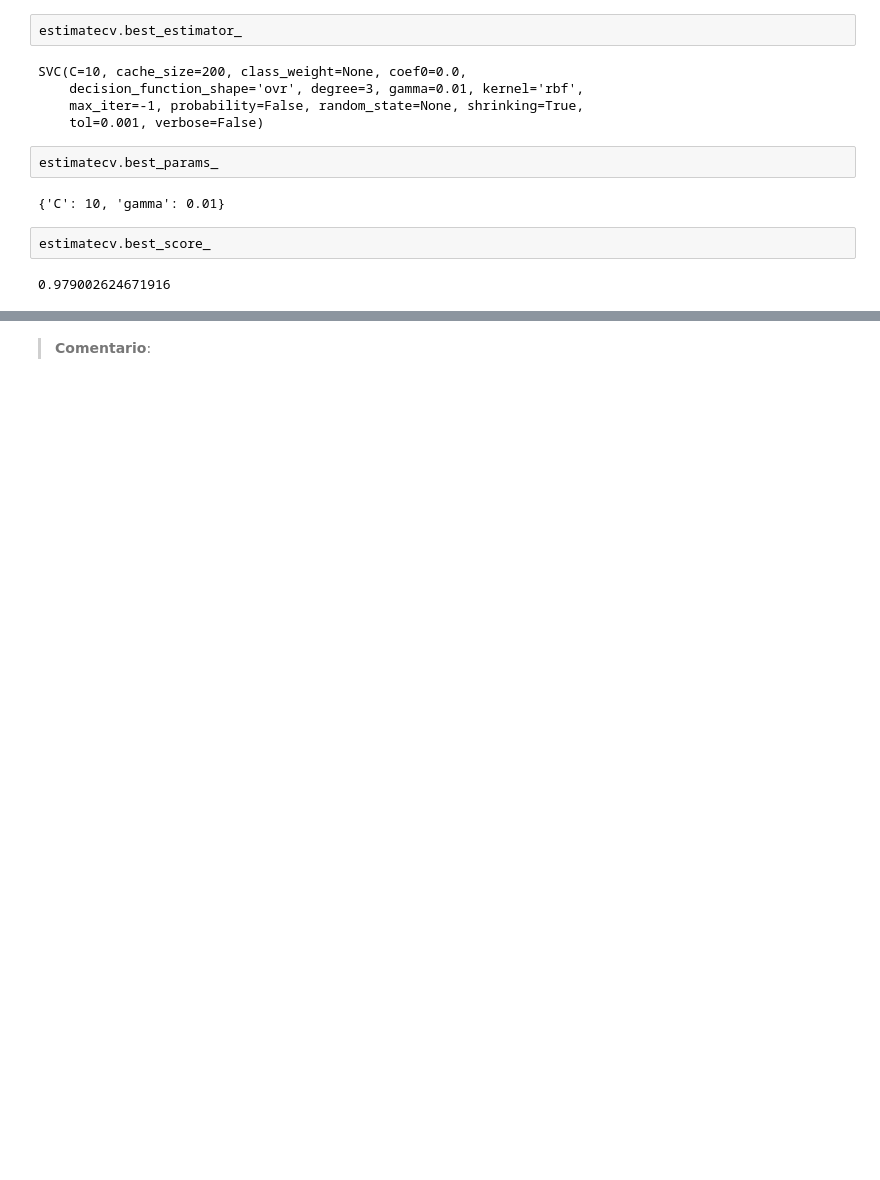
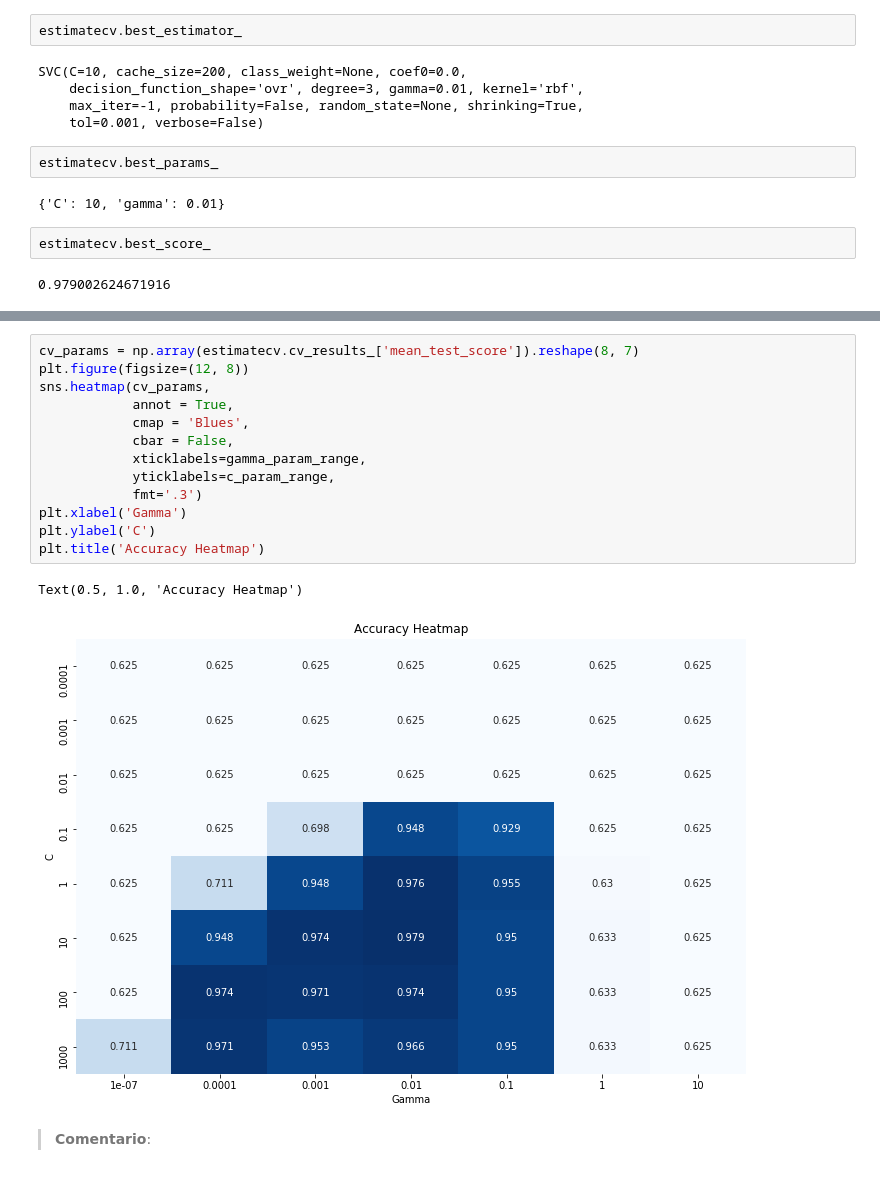
Before and after one commit to ridexmoler/modulo-machine-learning, a Jupyter notebook: semana3/sesion5/Pablo-Rocco-ACT005/notebook.ipynb, the cells around one changed output, grey strips where cells are left out. Drawn from its saved outputs; the diff is of its cells as text; blank space fills up the shorter version.

```diff
--- a/semana3/sesion5/Pablo-Rocco-ACT005/notebook.ipynb
+++ b/semana3/sesion5/Pablo-Rocco-ACT005/notebook.ipynb
@@ -259,2 +269,18 @@ estimatecv.best_score_
+# %%
+cv_params = np.array(estimatecv.cv_results_['mean_test_score']).reshape(8, 7)
+plt.figure(figsize=(12, 8))
+sns.heatmap(cv_params,
+            annot = True,
+            cmap = 'Blues',
+            cbar = False,
+            xticklabels=gamma_param_range,
+            yticklabels=c_param_range,
+            fmt='.3')
+plt.xlabel('Gamma')
+plt.ylabel('C')
+plt.title('Accuracy Heatmap')
+# %% [output]
+Text(0.5, 1.0, 'Accuracy Heatmap')
+[figure, added]
 # %% [markdown]
 > __Comentario__:
```
Also changed, not shown: parts of 17 cells of this notebook.
